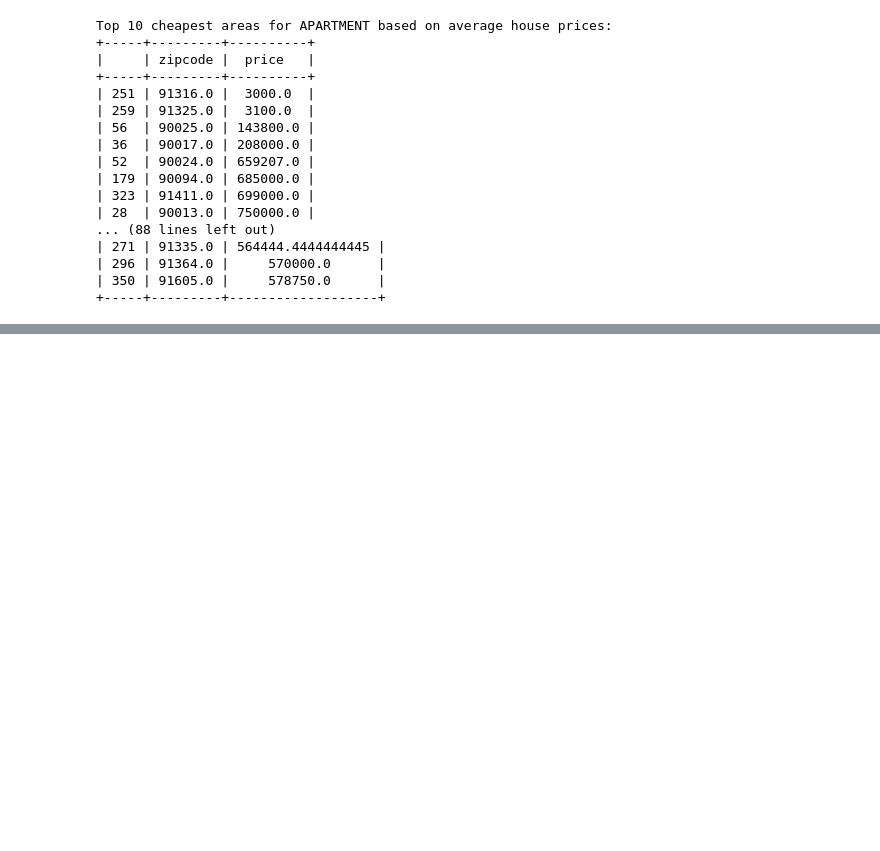
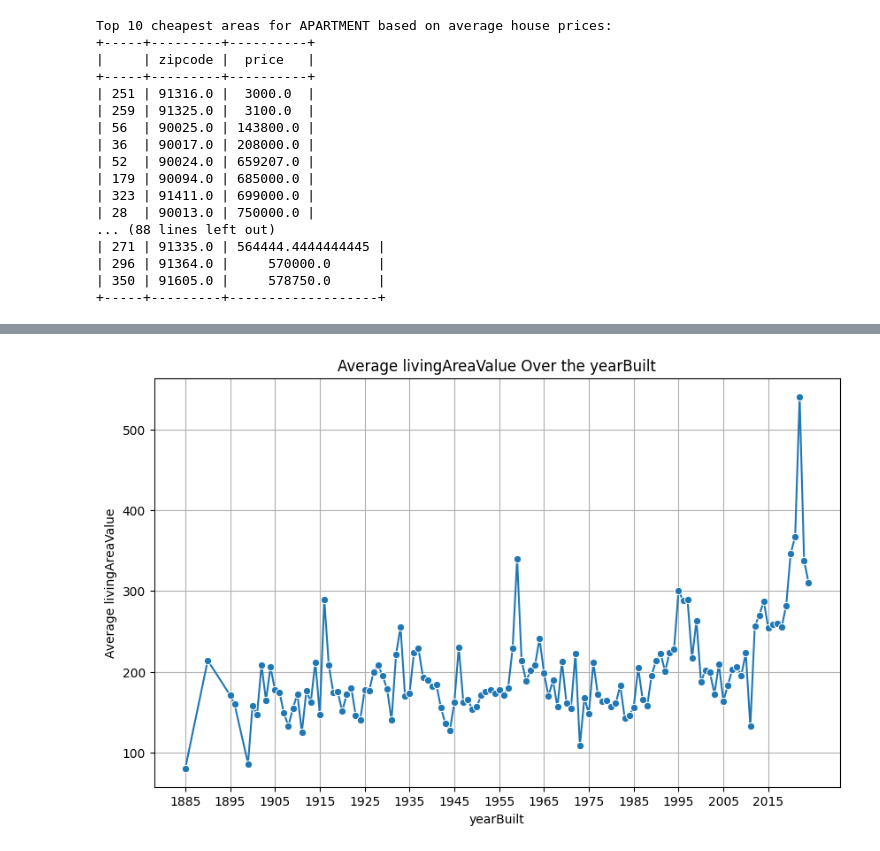
Before and after one commit to MAmin-y/House-price-analysis-and-prediction-LA-2024, a Jupyter notebook: top10.ipynb, the cells around one changed output, grey strips where cells are left out. Saved outputs shown, nothing was run; the diff lists cells and outputs as text; code cells hidden in the pictures; blank space fills up the shorter version.

```diff
--- a/top10.ipynb
+++ b/top10.ipynb
@@ -158,0 +204,4 @@ Top 10 cheapest areas for APARTMENT based on average house prices:
+# %%
+show_avg_during_yearBuilt(df, "livingAreaValue")
+# %% [output]
+[figure, added]
```
Also changed, not shown: parts of 16 cells of this notebook.
